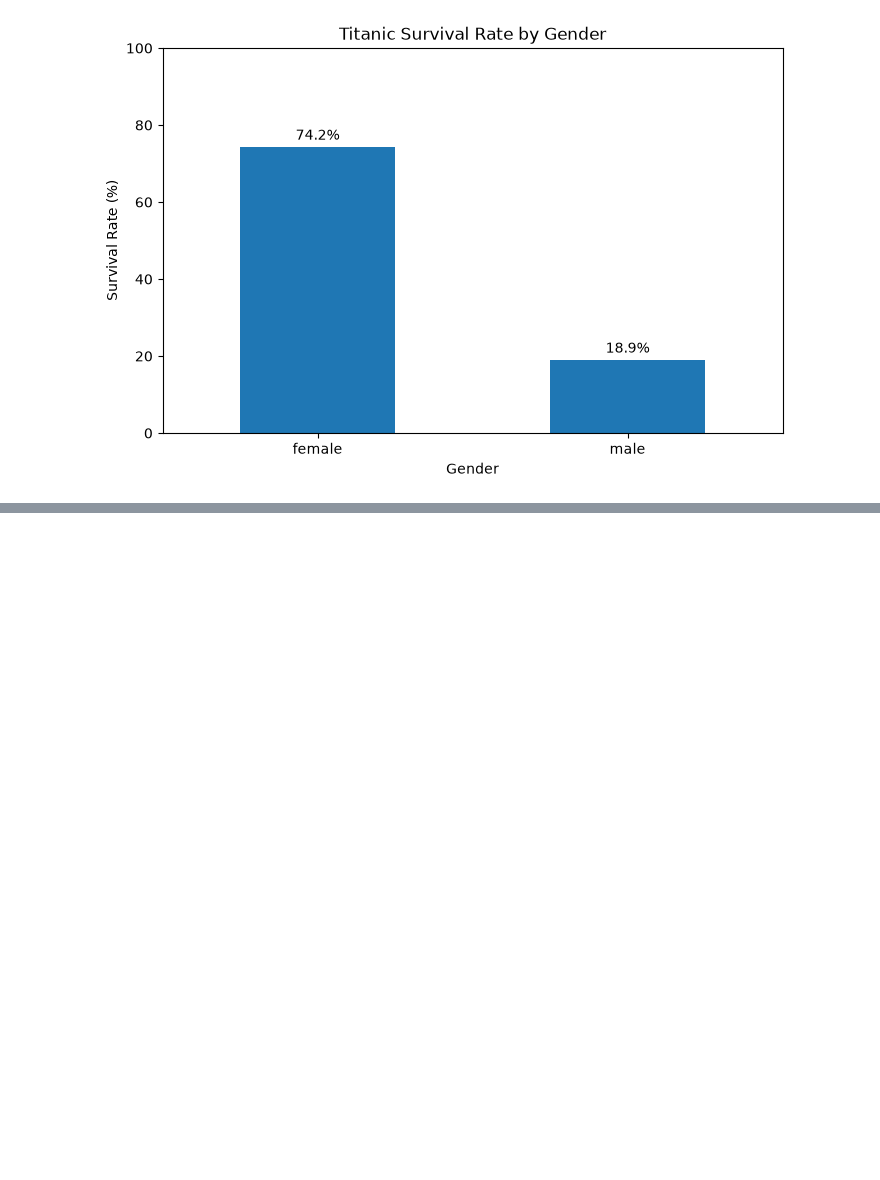
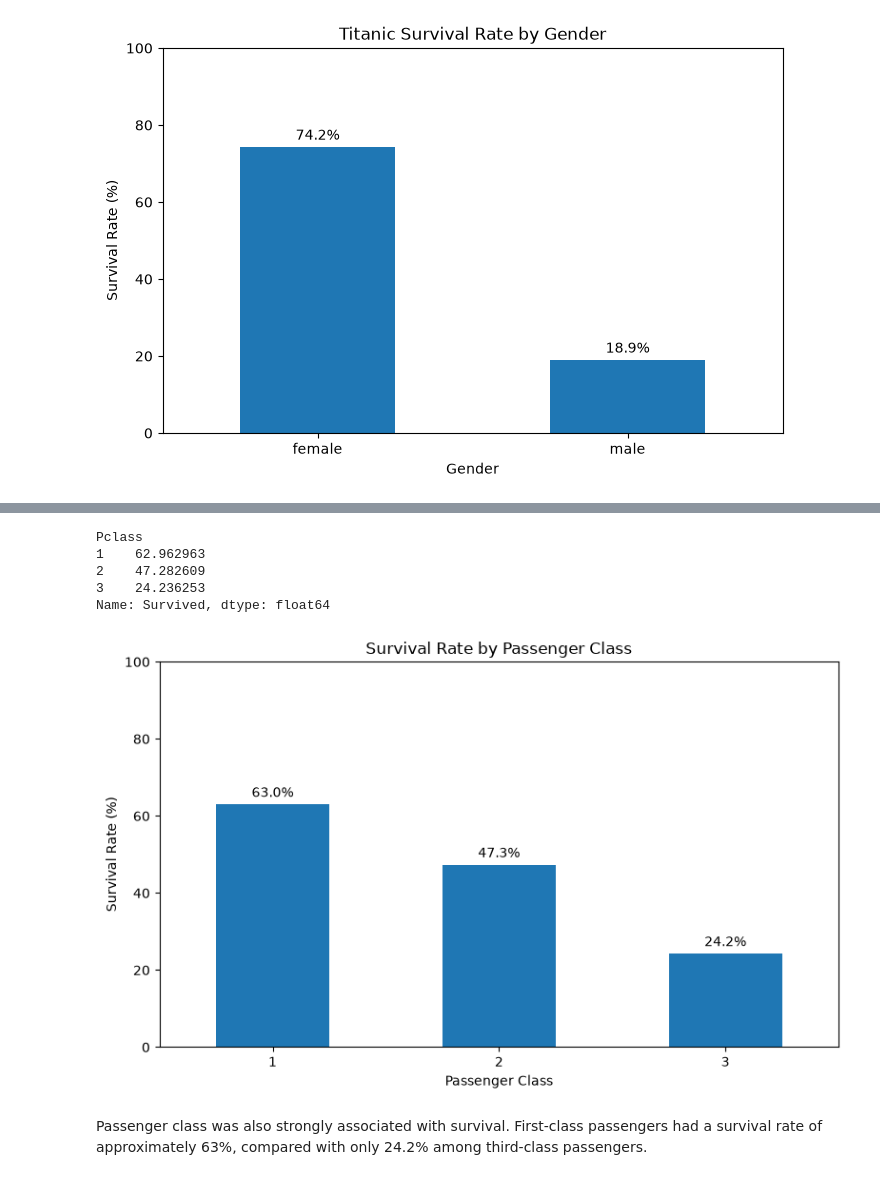
Before and after one commit to Abykyon/Titanic_Survival_Prediction, a Jupyter notebook: notebooks/titanic_analysis.ipynb, the cells around one changed output, grey strips where cells are left out. Cells and saved outputs as stored; diff of their text form; code cells hidden in the pictures; blank space fills up the shorter version.

```diff
--- a/notebooks/titanic_analysis.ipynb
+++ b/notebooks/titanic_analysis.ipynb
@@ -501,0 +604,40 @@ plt.show()
+# %%
+class_survival = (
+    train.groupby("Pclass")["Survived"]
+    .mean()
+    .mul(100)
+)
+
+print(class_survival)
+# %% [output]
+Pclass
+1    62.962963
+2    47.282609
+3    24.236253
+Name: Survived, dtype: float64
+# %%
+ax = class_survival.plot(
+    kind="bar",
+    figsize=(8, 5)
+)
+
+plt.title("Survival Rate by Passenger Class")
+plt.xlabel("Passenger Class")
+plt.ylabel("Survival Rate (%)")
+plt.xticks(rotation=0)
+plt.ylim(0, 100)
+
+for i, value in enumerate(class_survival):
+    ax.text(
+        i,
+        value + 2,
+        f"{value:.1f}%",
+        ha="center"
+    )
+
+plt.tight_layout()
+plt.show()
+# %% [output]
+[figure, added]
+# %% [markdown]
+Passenger class was also strongly associated with survival. First-class passengers had a survival rate of approximately 63%, compared with only 24.2% among third-class passengers.
```
Also changed, not shown: parts of 54 cells of this notebook.
